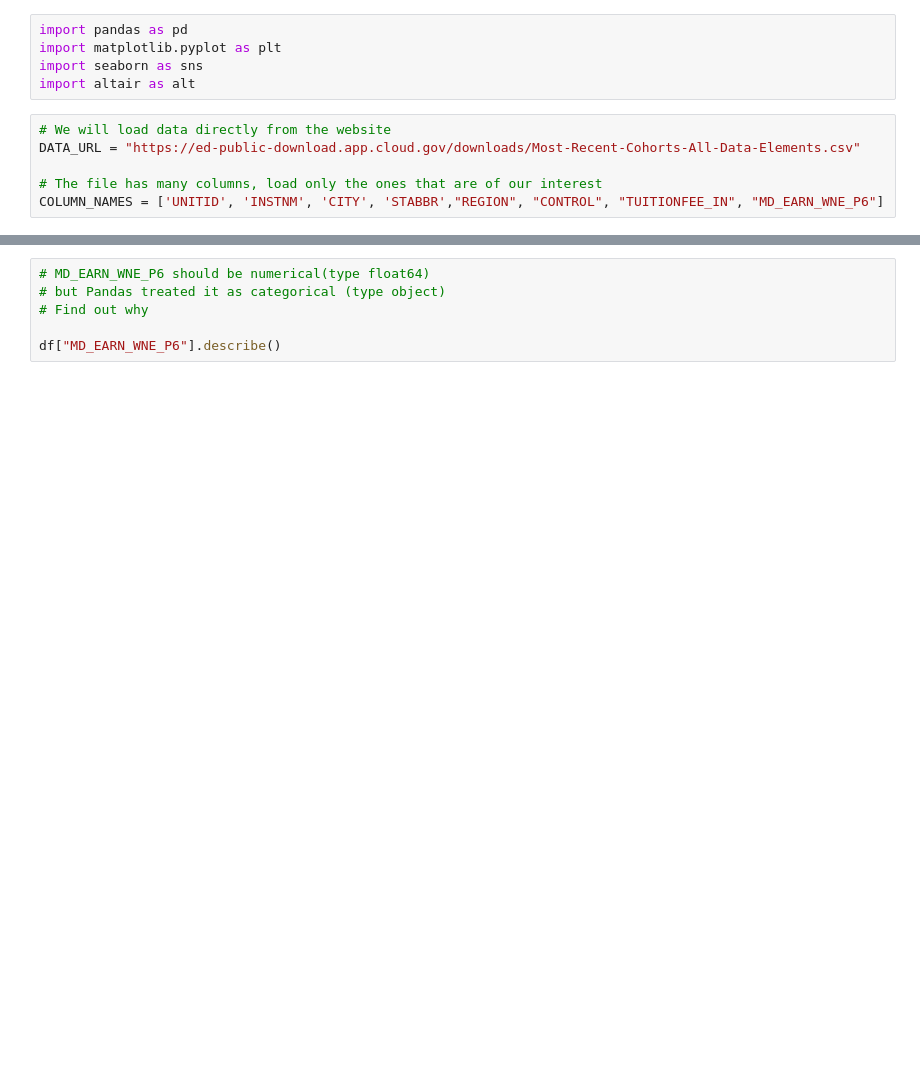
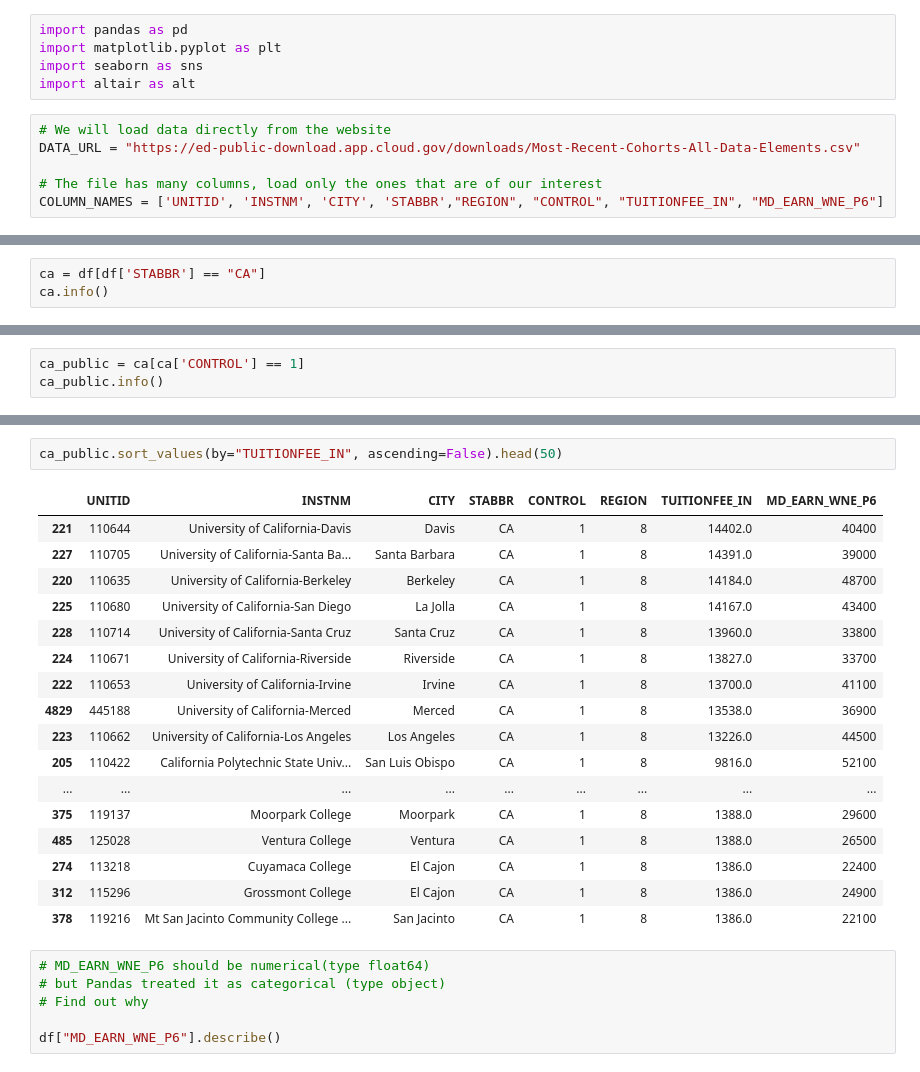
Before and after one commit to wcj365/python-dataviz, a Jupyter notebook: python_dataviz.ipynb, the cells around one changed output, grey strips where cells are left out. Saved outputs shown, nothing was run; the diff lists cells and outputs as text; blank space fills up the shorter version.

```diff
--- a/python_dataviz.ipynb
+++ b/python_dataviz.ipynb
@@ -70,0 +75,3 @@ memory usage: 251.5+ KB
+# %%
+ca = df[df['STABBR'] == "CA"]
+ca.info()
@@ -70,0 +94,3 @@ memory usage: 251.5+ KB
+# %%
+ca_public = ca[ca['CONTROL'] == 1]
+ca_public.info()
@@ -71,3 +125,23 @@ memory usage: 251.5+ KB
+# %%
+ca_public.sort_values(by="TUITIONFEE_IN", ascending=False).head(50)
+# %% [output]
+|  | UNITID | INSTNM | CITY | STABBR | CONTROL | REGION | TUITIONFEE_IN | MD_EARN_WNE_P6 |
+| 221 | 110644 | University of California-Davis | Davis | CA | 1 | 8 | 14402.0 | 40400 |
+| 227 | 110705 | University of California-Santa Ba... | Santa Barbara | CA | 1 | 8 | 14391.0 | 39000 |
+| 220 | 110635 | University of California-Berkeley | Berkeley | CA | 1 | 8 | 14184.0 | 48700 |
+| 225 | 110680 | University of California-San Diego | La Jolla | CA | 1 | 8 | 14167.0 | 43400 |
+| 228 | 110714 | University of California-Santa Cruz | Santa Cruz | CA | 1 | 8 | 13960.0 | 33800 |
+| 224 | 110671 | University of California-Riverside | Riverside | CA | 1 | 8 | 13827.0 | 33700 |
+| 222 | 110653 | University of California-Irvine | Irvine | CA | 1 | 8 | 13700.0 | 41100 |
+| 4829 | 445188 | University of California-Merced | Merced | CA | 1 | 8 | 13538.0 | 36900 |
+| 223 | 110662 | University of California-Los Angeles | Los Angeles | CA | 1 | 8 | 13226.0 | 44500 |
+| 205 | 110422 | California Polytechnic State Univ... | San Luis Obispo | CA | 1 | 8 | 9816.0 | 52100 |
+| ... | ... | ... | ... | ... | ... | ... | ... | ... |
+| 375 | 119137 | Moorpark College | Moorpark | CA | 1 | 8 | 1388.0 | 29600 |
+| 485 | 125028 | Ventura College | Ventura | CA | 1 | 8 | 1388.0 | 26500 |
+| 274 | 113218 | Cuyamaca College | El Cajon | CA | 1 | 8 | 1386.0 | 22400 |
+| 312 | 115296 | Grossmont College | El Cajon | CA | 1 | 8 | 1386.0 | 24900 |
+| 378 | 119216 | Mt San Jacinto Community College ... | San Jacinto | CA | 1 | 8 | 1386.0 | 22100 |
 # %%
 # MD_EARN_WNE_P6 should be numerical(type float64)
 # but Pandas treated it as categorical (type object)
```
Also changed, not shown: parts of 6 cells of this notebook.
